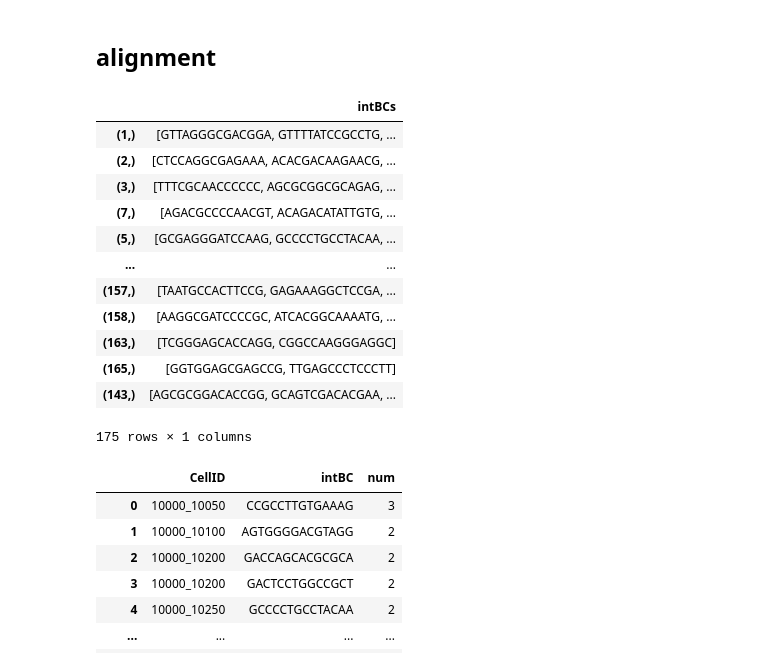
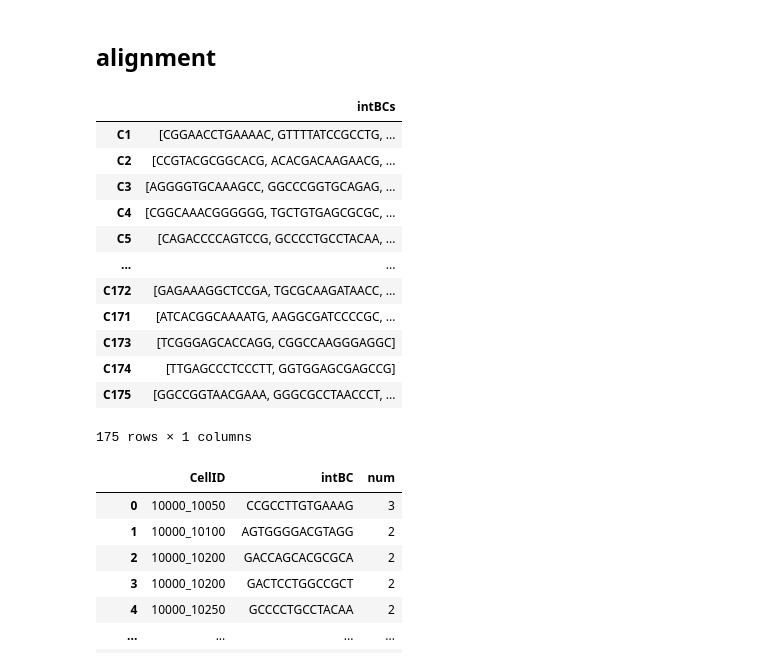
Before and after one commit to liangzhenhou/eTRACER, a Jupyter notebook: LineageTracing/spatial/step04_clone_detection_and_allele_table_generation.ipynb, the cells around one changed output. Saved outputs shown, nothing was run; the diff lists cells and outputs as text; code cells hidden in the pictures.

```diff
--- a/LineageTracing/spatial/step04_clone_detection_and_allele_table_generation.ipynb
+++ b/LineageTracing/spatial/step04_clone_detection_and_allele_table_generation.ipynb
@@ -260,23 +263,23 @@ Text(0, 0.5, 'Number of cells')
 # %%
-with open('/syn1/liangzhen/jinhua_jilab_project/result/DNA_Amplicon/master_intBCs_filtered.pickle.T1T2T3a','rb')as f:
+with open('/syn1/liangzhen/jinhua_jilab_project/result/DNA_Amplicon/master_intBCs_filtered.pickle.BLEELE.new','rb')as f:
     master_intBCs_filtered = pic.load(f)
 
 lineageGrp_intBCs = pd.DataFrame([master_intBCs_filtered]).T
 lineageGrp_intBCs.columns = ['intBCs']
 lineageGrp_intBCs
 # %% [output]
 |  | intBCs |
-| (1,) | [GTTAGGGCGACGGA, GTTTTATCCGCCTG, ... |
-| (2,) | [CTCCAGGCGAGAAA, ACACGACAAGAACG, ... |
-| (3,) | [TTTCGCAACCCCCC, AGCGCGGCGCAGAG, ... |
-| (7,) | [AGACGCCCCAACGT, ACAGACATATTGTG, ... |
-| (5,) | [GCGAGGGATCCAAG, GCCCCTGCCTACAA, ... |
+| C1 | [CGGAACCTGAAAAC, GTTTTATCCGCCTG, ... |
+| C2 | [CCGTACGCGGCACG, ACACGACAAGAACG, ... |
+| C3 | [AGGGGTGCAAAGCC, GGCCCGGTGCAGAG, ... |
+| C4 | [CGGCAAACGGGGGG, TGCTGTGAGCGCGC, ... |
+| C5 | [CAGACCCCAGTCCG, GCCCCTGCCTACAA, ... |
 | ... | ... |
-| (157,) | [TAATGCCACTTCCG, GAGAAAGGCTCCGA, ... |
-| (158,) | [AAGGCGATCCCCGC, ATCACGGCAAAATG, ... |
-| (163,) | [TCGGGAGCACCAGG, CGGCCAAGGGAGGC] |
-| (165,) | [GGTGGAGCGAGCCG, TTGAGCCCTCCCTT] |
-| (143,) | [AGCGCGGACACCGG, GCAGTCGACACGAA, ... |
+| C172 | [GAGAAAGGCTCCGA, TGCGCAAGATAACC, ... |
+| C171 | [ATCACGGCAAAATG, AAGGCGATCCCCGC, ... |
+| C173 | [TCGGGAGCACCAGG, CGGCCAAGGGAGGC] |
+| C174 | [TTGAGCCCTCCCTT, GGTGGAGCGAGCCG] |
+| C175 | [GGCCGGTAACGAAA, GGGCGCCTAACCCT, ... |
 175 rows × 1 columns
 # %%
 cell_intBC = pd.read_csv('/syn1/liangzhen/jinhua_jilab_project/result/DNA_Amplicon/SPATIAL/T2/bin50_staticBC.csv')
```
Also changed, not shown: parts of 7 cells of this notebook.
